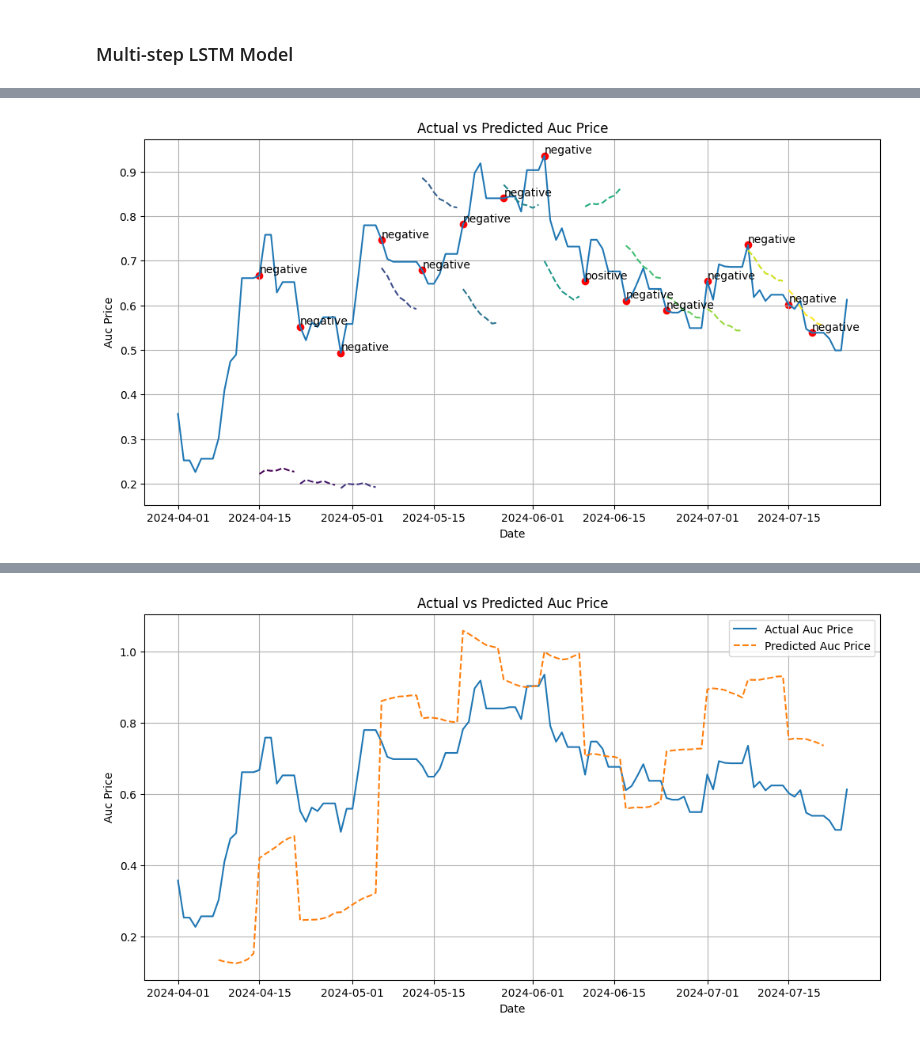
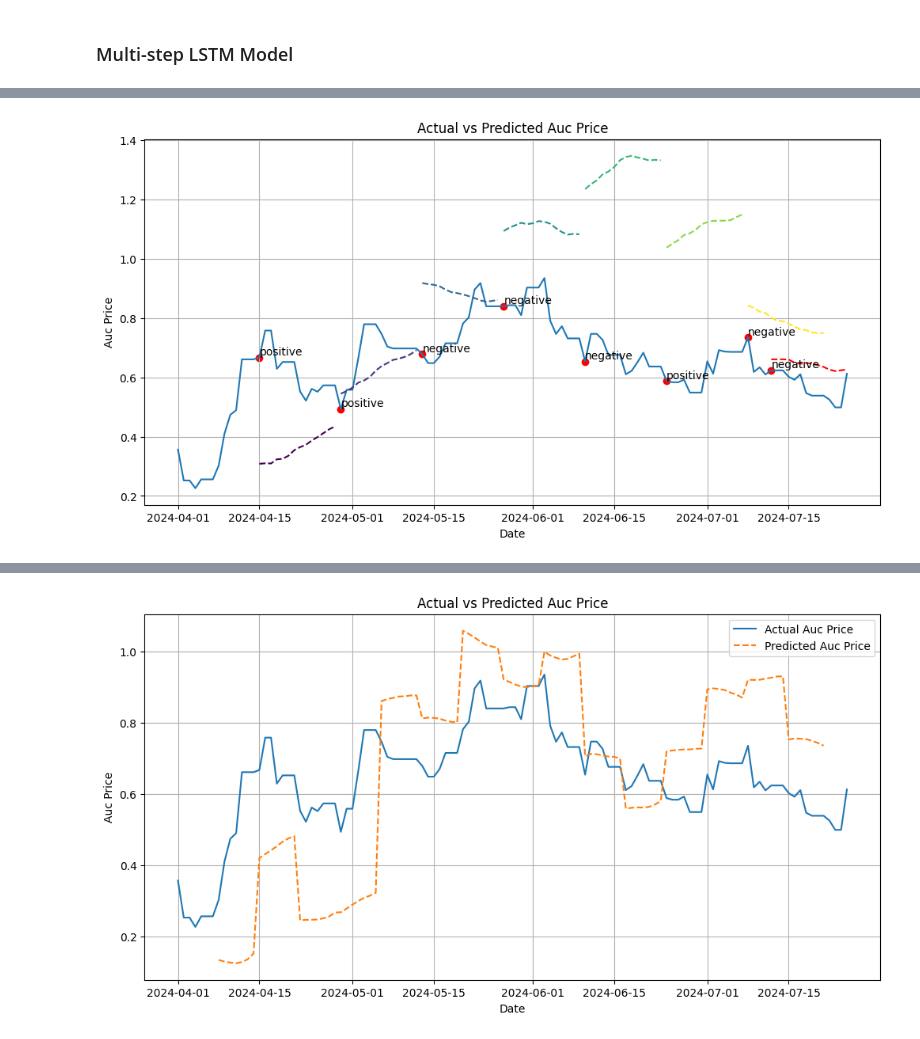
Before and after one commit to wyne1/carbon-market-forecasting, a Jupyter notebook: lstm-model.ipynb, the cells around one changed output, grey strips where cells are left out. Cells and saved outputs as stored; diff of their text form; code cells hidden in the pictures.

```diff
--- a/lstm-model.ipynb
+++ b/lstm-model.ipynb
@@ -724,8 +724,8 @@ train_df, test_df, val_df = preprocessor.train_test_data(merged_df)
 train_df, test_df, val_df = preprocessor.normalize(train_df, test_df, val_df)
 
 num_features = len(test_df.columns)
-OUT_STEPS = 7
-multi_window = WindowGenerator(input_width=28,
+OUT_STEPS = 14
+multi_window = WindowGenerator(input_width=7,
                                train_df=train_df, val_df=val_df, test_df=test_df,
                                label_width=OUT_STEPS,
                                shift=OUT_STEPS)
@@ -919,6 +912,11 @@ single_point_index = predictions_df.index[0]  # Example index
 single_point_value = test_df[test_df.index == single_point_index]['Auc Price'].values[0]
 plt.scatter(single_point_index, single_point_value, color='red')
 plt.text(single_point_index, single_point_value, trend, fontsize=10, verticalalignment='bottom')
+plt.plot(predictions_df.index,
+             predictions_df['Auc Price'],
+             label=f'RECENT Auc Price', linestyle='dashed', color='red')
+
+
 
 plt.xlabel('Date')
 plt.ylabel('Auc Price')
@@ -967 +958 @@ plt.show()
-[figure, old version]
+[figure, new version]
```
Also changed, not shown: parts of 8 cells of this notebook.
